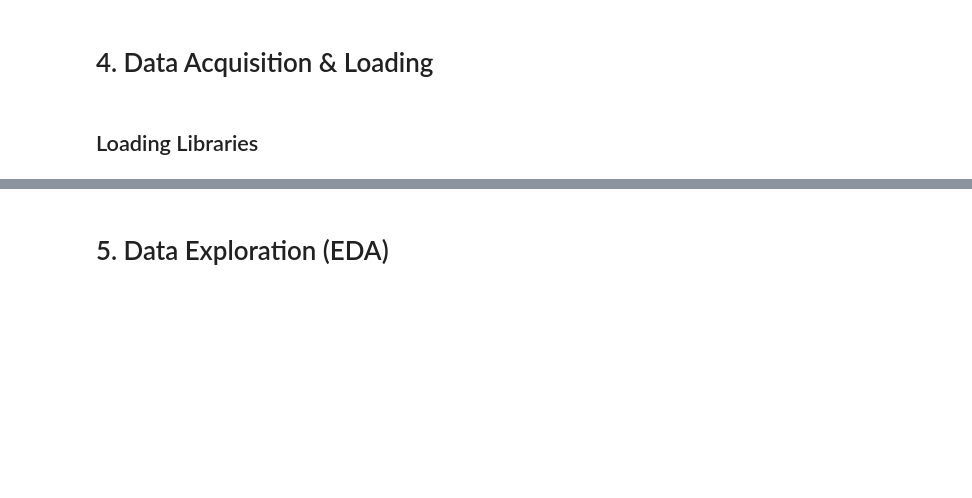
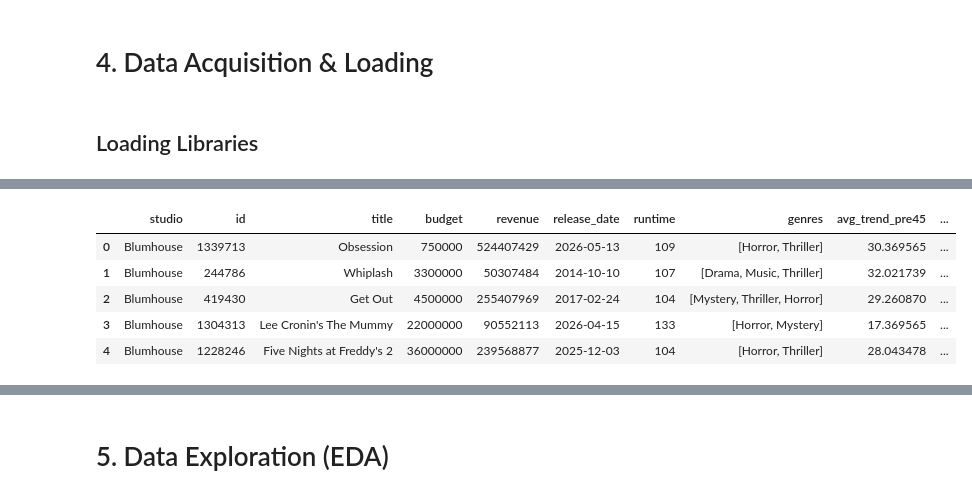
Before and after one commit to u1463836/IS-Project, a Jupyter notebook: Final_Notebook.ipynb, the cells around one changed output, grey strips where cells are left out. Cells and saved outputs as stored; diff of their text form; code cells hidden in the pictures; blank space fills up the shorter version.

```diff
--- a/Final_Notebook.ipynb
+++ b/Final_Notebook.ipynb
@@ -65,0 +105,3 @@ from sklearn.metrics import accuracy_score, classification_report, confusion_mat
+# %%
+TMDB_API_KEY = userdata.get("TMDB_API_KEY")
+YOUTUBE_API_KEY = userdata.get("YOUTUBE_API_KEY")
@@ -65,0 +294,16 @@ from sklearn.metrics import accuracy_score, classification_report, confusion_mat
+# %%
+# Add IMDb ID and audience rating columns from TMDB
+imdb_ids, vote_avg, vote_count, popularity = [], [], [], []
+for i, row in df.iterrows():
+    d = requests.get(f"https://api.themoviedb.org/3/movie/{row['id']}", params={"api_key": TMDB_API_KEY}).json()
+    imdb_ids.append(d.get("imdb_id"))
+    vote_avg.append(d.get("vote_average"))
+    vote_count.append(d.get("vote_count"))
+    popularity.append(d.get("popularity"))
+    print(f"{i + 1}/{len(df)} {row['title']}: {imdb_ids[-1]}")
+    time.sleep(0.1)
+
+df["imdb_id"] = imdb_ids
+df["vote_average"] = vote_avg
+df["vote_count"] = vote_count
+df["popularity"] = popularity
@@ -65,0 +328,67 @@ from sklearn.metrics import accuracy_score, classification_report, confusion_mat
+# %%
+headers = {"User-Agent": "Mozilla/5.0"}
+
+# Finds a label on the page (like "Domestic Opening") and returns the value next to it
+def find_value(soup, label):
+    for span in soup.find_all("span"):
+        if span.text.strip().startswith(label):
+            value = span.find_next_sibling("span")
+            if value:
+                return value.text.strip()
+    return None
+
+# Turns "$45,000,000" or "3,143 theaters" into a number
+def to_number(text):
+    if text is None:
+        return None
+    digits = "".join(c for c in text if c.isdigit())
+    return int(digits) if digits else None
+
+# US rating (R, PG-13) from TMDB
+def get_rating(tmdb_id):
+    url = f"https://api.themoviedb.org/3/movie/{tmdb_id}/release_dates"
+    data = requests.get(url, params={"api_key": TMDB_API_KEY}).json()
+    for country in data.get("results", []):
+        if country["iso_3166_1"] == "US":
+            for r in country["release_dates"]:
+                if r["certification"]:
+                    return r["certification"]
+    return None
+
+def get_mojo_data(imdb_id):
+    try:
+        # Main movie page: opening weekend and grosses
+        page = requests.get(f"https://www.boxofficemojo.com/title/{imdb_id}/", headers=headers)
+        soup = BeautifulSoup(page.text, "html.parser")
+        data = {
+            "opening_weekend": to_number(find_value(soup, "Domestic Opening")),
+            "domestic_gross": to_number(find_value(soup, "Domestic (")),
+            "international_gross": to_number(find_value(soup, "International (")),
+            "widest_release": None
+        }
+
+        # Release page: widest release (number of theaters)
+        link = soup.find("a", href=lambda h: h and h.startswith("/release/rl"))
+        if link:
+            release_url = "https://www.boxofficemojo.com" + link["href"].split("?")[0]
+            release_page = requests.get(release_url, headers=headers)
+            release_soup = BeautifulSoup(release_page.text, "html.parser")
+            data["widest_release"] = to_number(find_value(release_soup, "Widest Release"))
+        return data
+    except Exception as e:
+        print("Error:", e)
+        return {}
+
+# Run on all movies
+mojo_rows = []
+for i, row in df.iterrows():
+    data = get_mojo_data(row["imdb_id"])
+    data["mpaa_rating"] = get_rating(row["id"])
+    mojo_rows.append(data)
+    print(f"{i + 1}/{len(df)} {row['title']}: {data}")
+    time.sleep(1)
+
+# Add the new columns to df
+df = pd.concat([df, pd.DataFrame(mojo_rows)], axis=1)
+df.head()
+# %% [output]
@@ -65,0 +412,6 @@ from sklearn.metrics import accuracy_score, classification_report, confusion_mat
+|  | studio | id | title | budget | revenue | release_date | runtime | genres | avg_trend_pre45 | ... |
+| 0 | Blumhouse | 1339713 | Obsession | 750000 | 524407429 | 2026-05-13 | 109 | [Horror, Thriller] | 30.369565 | ... |
+| 1 | Blumhouse | 244786 | Whiplash | 3300000 | 50307484 | 2014-10-10 | 107 | [Drama, Music, Thriller] | 32.021739 | ... |
+| 2 | Blumhouse | 419430 | Get Out | 4500000 | 255407969 | 2017-02-24 | 104 | [Mystery, Thriller, Horror] | 29.260870 | ... |
+| 3 | Blumhouse | 1304313 | Lee Cronin's The Mummy | 22000000 | 90552113 | 2026-04-15 | 133 | [Horror, Mystery] | 17.369565 | ... |
+| 4 | Blumhouse | 1228246 | Five Nights at Freddy's 2 | 36000000 | 239568877 | 2025-12-03 | 104 | [Horror, Thriller] | 28.043478 | ... |
```
Also changed, not shown: parts of 27 cells of this notebook.
